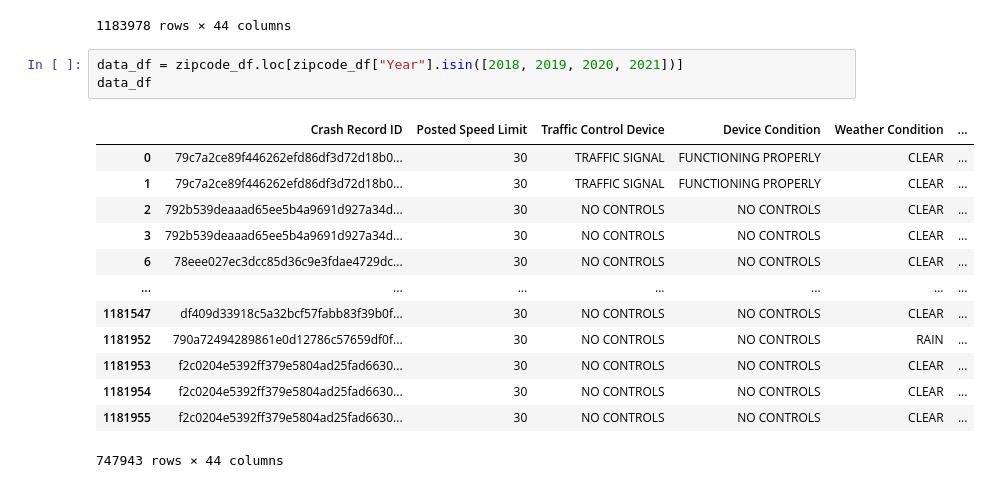
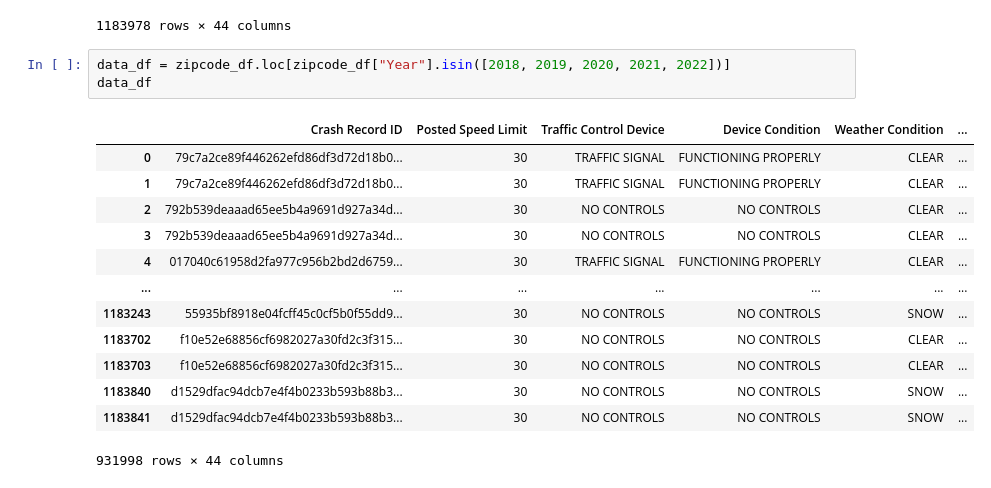
Before and after one commit to jngreco/Team-AutoCrash-Project, a Jupyter notebook: Chicago_Data-michael.ipynb, the cells around one changed output. Cells and saved outputs as stored; diff of their text form.

Commit message:
Completed data cleansing and added visualizations

```diff
--- a/Chicago_Data-michael.ipynb
+++ b/Chicago_Data-michael.ipynb
@@ -757,19 +724,19 @@ zipcode_df
 | 1183977 | 5b9a4e05ddf65e087b6209803266f7e66... | 30 | NO CONTROLS | NO CONTROLS | CLEAR | ... |
 1183978 rows × 44 columns
 # %%
-data_df = zipcode_df.loc[zipcode_df["Year"].isin([2018, 2019, 2020, 2021])]
+data_df = zipcode_df.loc[zipcode_df["Year"].isin([2018, 2019, 2020, 2021, 2022])]
 data_df
 # %% [output]
 |  | Crash Record ID | Posted Speed Limit | Traffic Control Device | Device Condition | Weather Condition | ... |
 | 0 | 79c7a2ce89f446262efd86df3d72d18b0... | 30 | TRAFFIC SIGNAL | FUNCTIONING PROPERLY | CLEAR | ... |
 | 1 | 79c7a2ce89f446262efd86df3d72d18b0... | 30 | TRAFFIC SIGNAL | FUNCTIONING PROPERLY | CLEAR | ... |
 | 2 | 792b539deaaad65ee5b4a9691d927a34d... | 30 | NO CONTROLS | NO CONTROLS | CLEAR | ... |
 | 3 | 792b539deaaad65ee5b4a9691d927a34d... | 30 | NO CONTROLS | NO CONTROLS | CLEAR | ... |
-| 6 | 78eee027ec3dcc85d36c9e3fdae4729dc... | 30 | NO CONTROLS | NO CONTROLS | CLEAR | ... |
+| 4 | 017040c61958d2fa977c956b2bd2d6759... | 30 | TRAFFIC SIGNAL | FUNCTIONING PROPERLY | CLEAR | ... |
 | ... | ... | ... | ... | ... | ... | ... |
-| 1181547 | df409d33918c5a32bcf57fabb83f39b0f... | 30 | NO CONTROLS | NO CONTROLS | CLEAR | ... |
-| 1181952 | 790a72494289861e0d12786c57659df0f... | 30 | NO CONTROLS | NO CONTROLS | RAIN | ... |
-| 1181953 | f2c0204e5392ff379e5804ad25fad6630... | 30 | NO CONTROLS | NO CONTROLS | CLEAR | ... |
-| 1181954 | f2c0204e5392ff379e5804ad25fad6630... | 30 | NO CONTROLS | NO CONTROLS | CLEAR | ... |
-| 1181955 | f2c0204e5392ff379e5804ad25fad6630... | 30 | NO CONTROLS | NO CONTROLS | CLEAR | ... |
+| 1183243 | 55935bf8918e04fcff45c0cf5b0f55dd9... | 30 | NO CONTROLS | NO CONTROLS | SNOW | ... |
+| 1183702 | f10e52e68856cf6982027a30fd2c3f315... | 30 | NO CONTROLS | NO CONTROLS | CLEAR | ... |
+| 1183703 | f10e52e68856cf6982027a30fd2c3f315... | 30 | NO CONTROLS | NO CONTROLS | CLEAR | ... |
+| 1183840 | d1529dfac94dcb7e4f4b0233b593b88b3... | 30 | NO CONTROLS | NO CONTROLS | SNOW | ... |
+| 1183841 | d1529dfac94dcb7e4f4b0233b593b88b3... | 30 | NO CONTROLS | NO CONTROLS | SNOW | ... |
-747943 rows × 44 columns
+931998 rows × 44 columns
```
Also changed, not shown: parts of 42 cells of this notebook.
